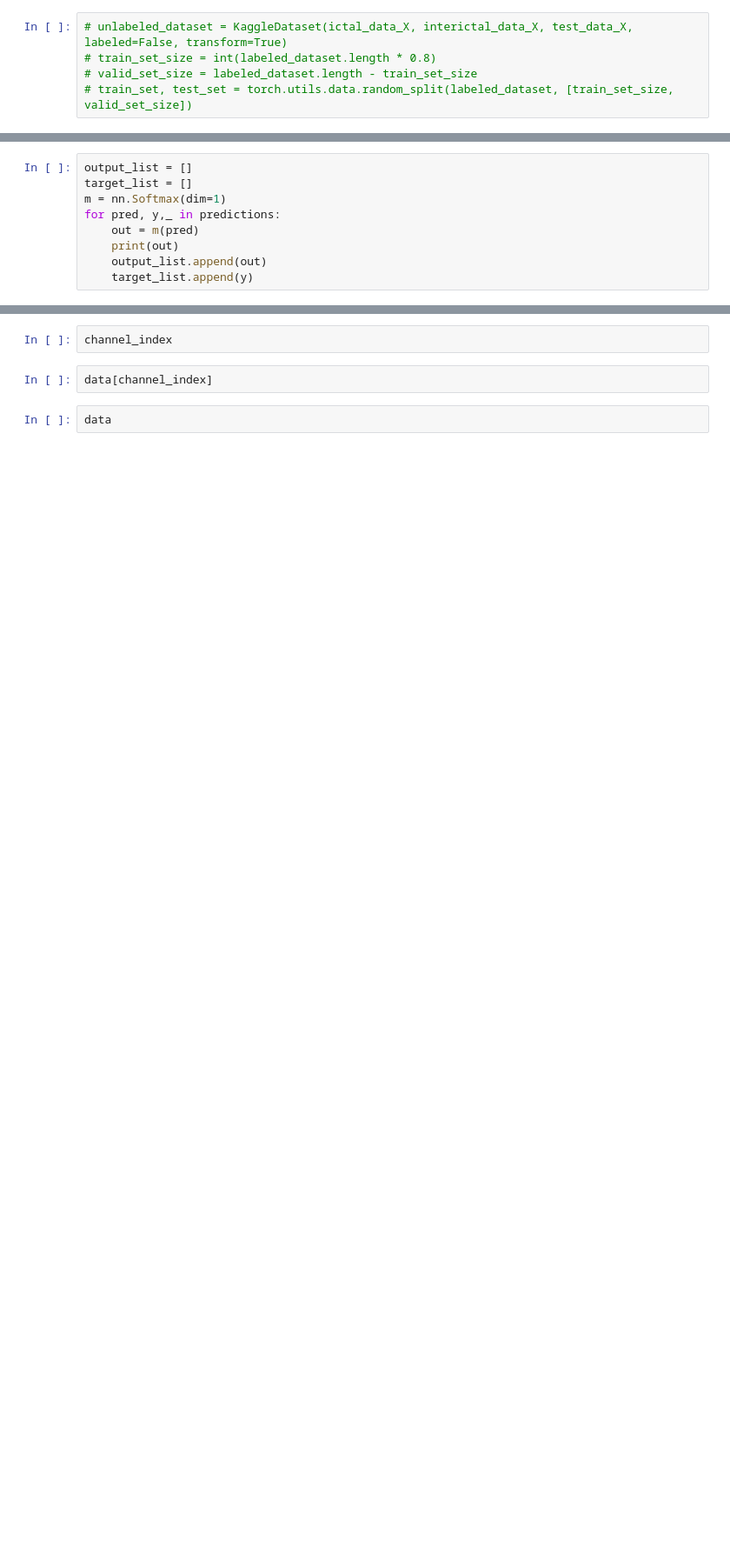
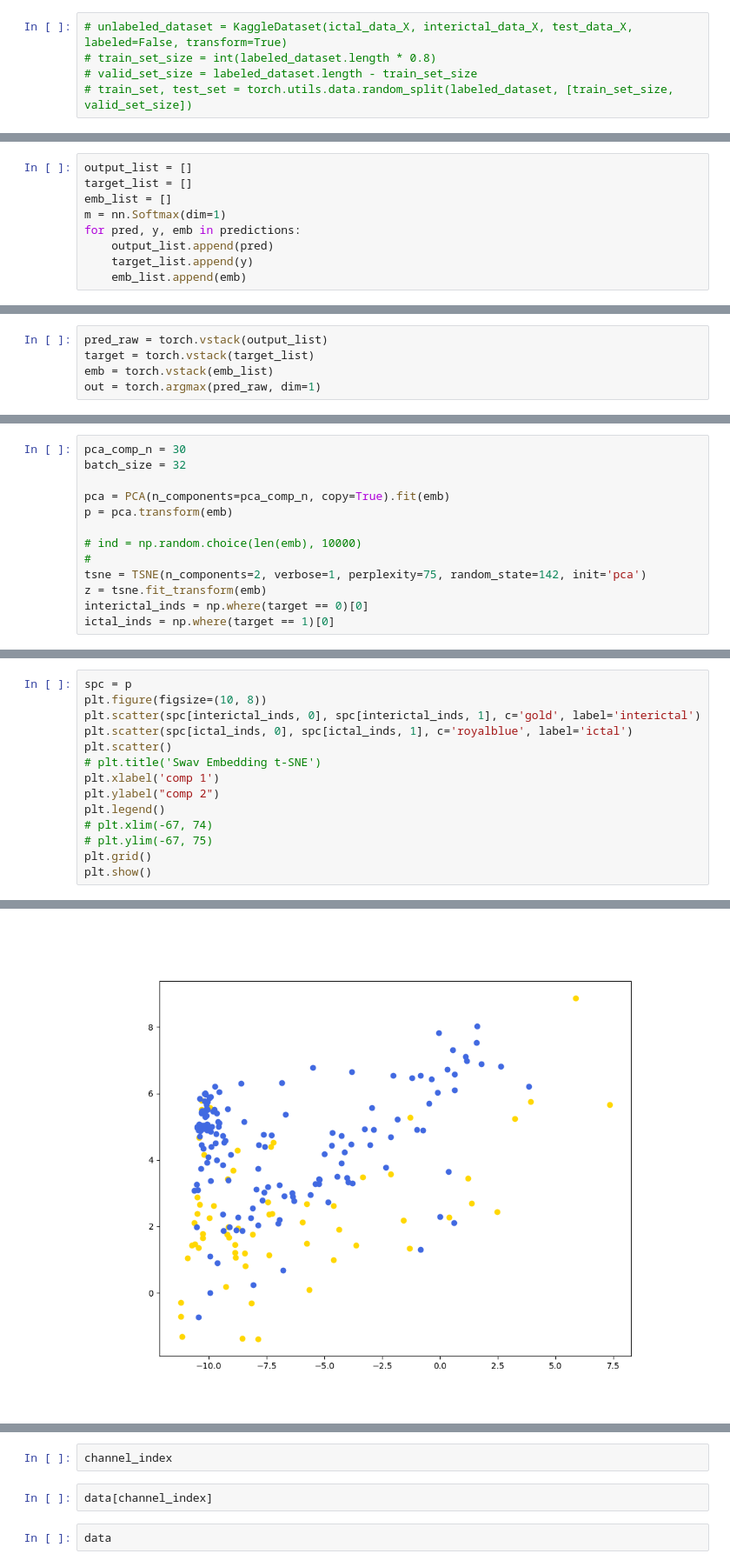
Before and after one commit to penn-cnt/RNS_Annotation-Pipeline, a Jupyter notebook: scripts/RNS_LITT_ANNOTATION_PIPELINE/kaggle_dog_scripts/kaggle_swav_train.ipynb, the cells around one changed output, grey strips where cells are left out. Shown at 87% size. Cells and saved outputs as stored; diff of their text form; blank space fills up the shorter version.

```diff
--- a/scripts/RNS_LITT_ANNOTATION_PIPELINE/kaggle_dog_scripts/kaggle_swav_train.ipynb
+++ b/scripts/RNS_LITT_ANNOTATION_PIPELINE/kaggle_dog_scripts/kaggle_swav_train.ipynb
@@ -380,9 +432,9 @@ train_set
 # %%
 output_list = []
 target_list = []
+emb_list = []
 m = nn.Softmax(dim=1)
-for pred, y,_ in predictions:
-    out = m(pred)
-    print(out)
-    output_list.append(out)
+for pred, y, emb in predictions:
+    output_list.append(pred)
     target_list.append(y)
+    emb_list.append(emb)
@@ -406,0 +441,5 @@ tensor([[9.9856e-01, 1.4381e-03],
+# %%
+pred_raw = torch.vstack(output_list)
+target = torch.vstack(target_list)
+emb = torch.vstack(emb_list)
+out = torch.argmax(pred_raw, dim=1)
@@ -415,0 +575,13 @@ sklearn.metrics.auc(fpr, tpr)
+# %%
+pca_comp_n = 30
+batch_size = 32
+
+pca = PCA(n_components=pca_comp_n, copy=True).fit(emb)
+p = pca.transform(emb)
+
+# ind = np.random.choice(len(emb), 10000)
+#
+tsne = TSNE(n_components=2, verbose=1, perplexity=75, random_state=142, init='pca')
+z = tsne.fit_transform(emb)
+interictal_inds = np.where(target == 0)[0]
+ictal_inds = np.where(target == 1)[0]
@@ -415,0 +598,15 @@ sklearn.metrics.auc(fpr, tpr)
+# %%
+spc = p
+plt.figure(figsize=(10, 8))
+plt.scatter(spc[interictal_inds, 0], spc[interictal_inds, 1], c='gold', label='interictal')
+plt.scatter(spc[ictal_inds, 0], spc[ictal_inds, 1], c='royalblue', label='ictal')
+plt.scatter()
+# plt.title('Swav Embedding t-SNE')
+plt.xlabel('comp 1')
+plt.ylabel("comp 2")
+plt.legend()
+# plt.xlim(-67, 74)
+# plt.ylim(-67, 75)
+plt.grid()
+plt.show()
+# %% [output]
@@ -415,0 +614 @@ sklearn.metrics.auc(fpr, tpr)
+[figure, added]
```
Also changed, not shown: parts of 34 cells of this notebook, 16 other files.
